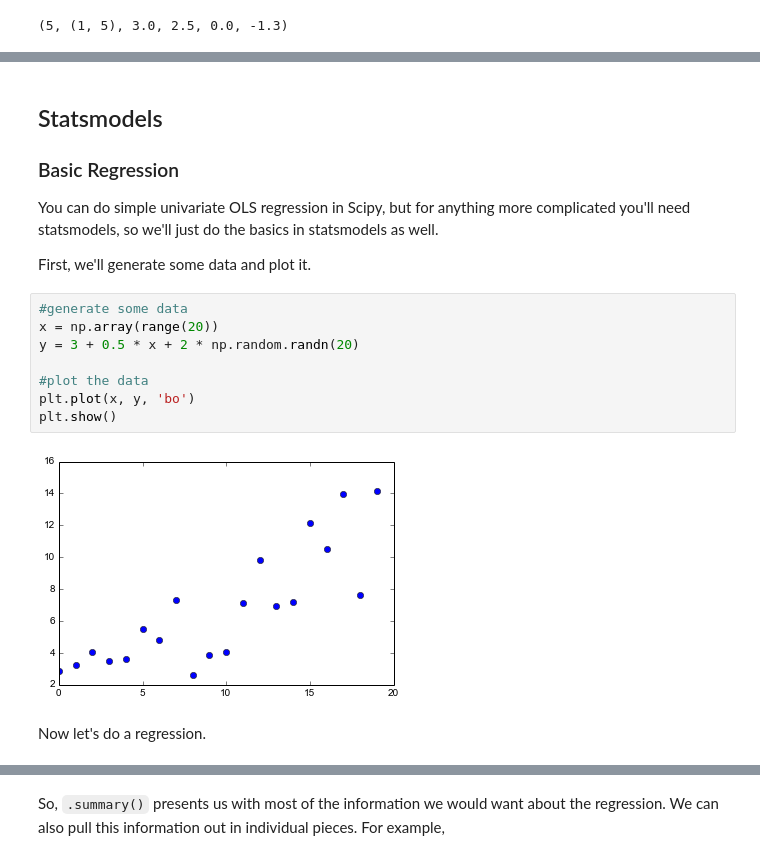
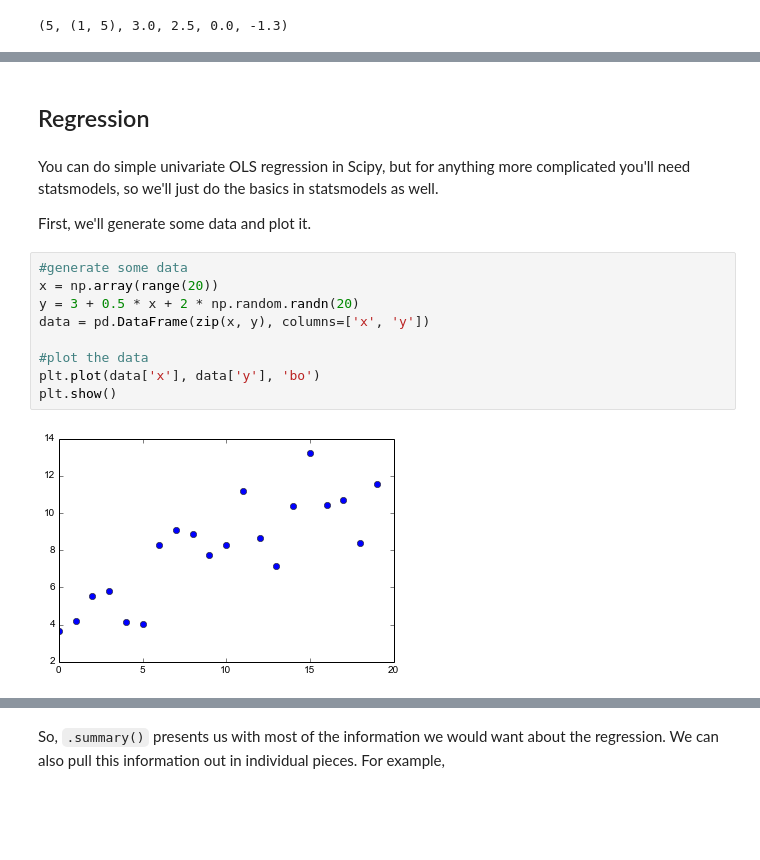
Before and after one commit to datacarpentry/semester-biology, a Jupyter notebook: ipynbs/statistics.ipynb, the cells around one changed output, grey strips where cells are left out. Saved outputs shown, nothing was run; the diff lists cells and outputs as text; blank space fills up the shorter version.

```diff
--- a/ipynbs/statistics.ipynb
+++ b/ipynbs/statistics.ipynb
@@ -86,9 +122,6 @@ plt.plot(x, normcdf, 'r-')
+# %% [markdown]
+## Regression
 # %% [markdown]
-Statsmodels
------------
-
-### Basic Regression
-
 You can do simple univariate OLS regression in Scipy,
 but for anything more complicated you'll need statsmodels,
 so we'll just do the basics in statsmodels as well.
@@ -97,12 +130,11 @@ First, we'll generate some data and plot it.
 # %%
 #generate some data
 x = np.array(range(20))
 y = 3 + 0.5 * x + 2 * np.random.randn(20)
+data = pd.DataFrame(zip(x, y), columns=['x', 'y'])
 
 #plot the data
-plt.plot(x, y, 'bo')
+plt.plot(data['x'], data['y'], 'bo')
 plt.show()
 # %% [output]
-[figure, old version]
+[figure, new version]
-# %% [markdown]
-Now let's do a regression.
```
Also changed, not shown: parts of 40 cells of this notebook.
